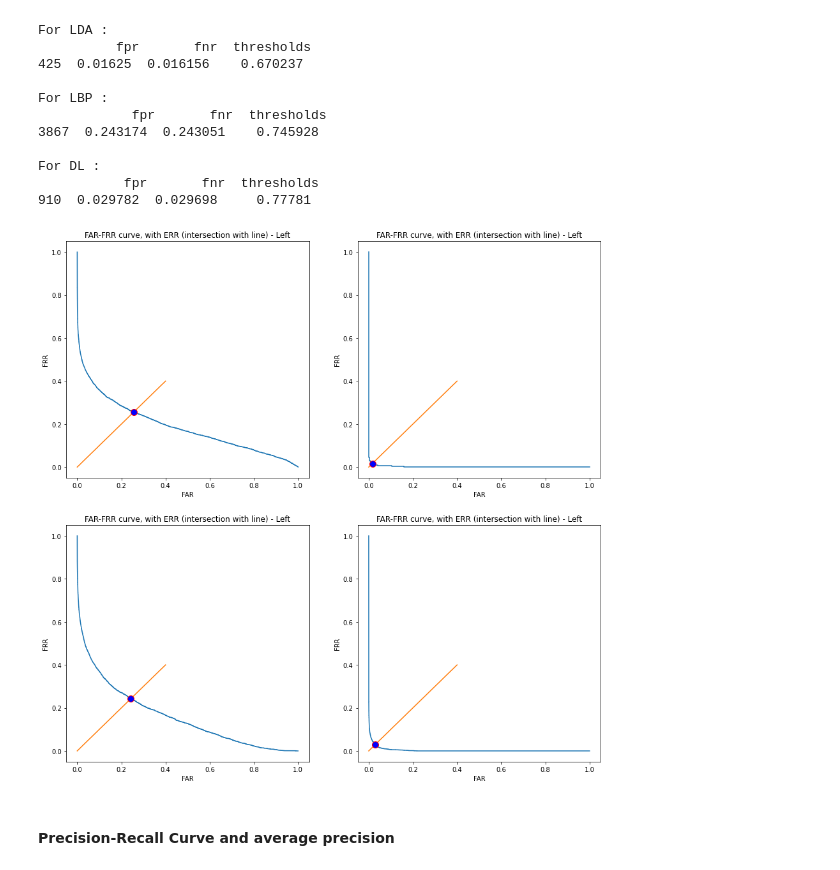
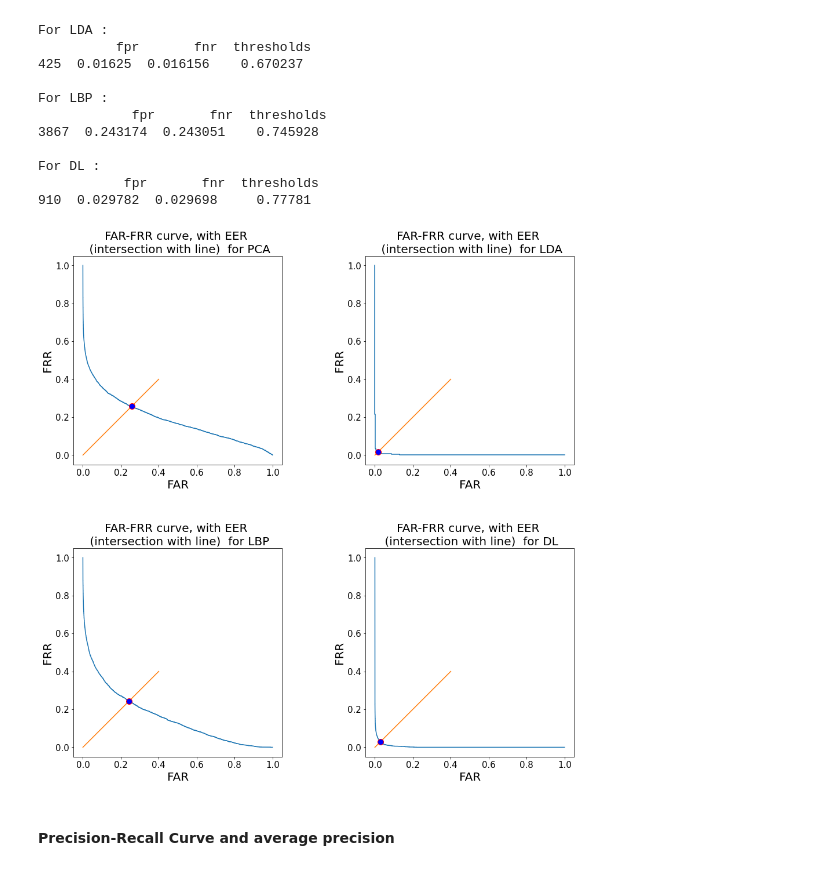
Before and after one commit to denizsoysal/biometrics, a Jupyter notebook: assignments/assignment3/Assignment3/assignment_3_2022.ipynb, the cells around one changed output. Saved outputs shown, nothing was run; the diff lists cells and outputs as text; code cells hidden in the pictures.

```diff
--- a/assignments/assignment3/Assignment3/assignment_3_2022.ipynb
+++ b/assignments/assignment3/Assignment3/assignment_3_2022.ipynb
@@ -840,7 +874,7 @@ fpr_LDA, tpr_LDA, thresholds_LDA = roc_curve(genuine_id_LDA, total_scores_LDA, p
 fpr_LBP, tpr_LBP, thresholds_LBP = roc_curve(genuine_id_LBP, total_scores_LBP, pos_label=1)
 fpr_DL, tpr_DL, thresholds_DL = roc_curve(genuine_id_DL, total_scores_DL, pos_label=1)
 # %%
-fig, ax = plt.subplots(2,2, figsize=(15,15))
+fig, ax = plt.subplots(2,2, figsize=(35,20))
 bins = np.linspace(0, 1, 150)
 
 method = ["PCA", "LDA", "LBP", "DL"]
@@ -850,7 +884,17 @@ tpr = [tpr_PCA,tpr_LDA,tpr_LBP,tpr_DL]
 
 for i, ax in enumerate(fig.axes):
     ax.plot(fpr[i],tpr[i])
-    ax.set_title("ROC for " +method[i] , fontsize=20)
-    ax.set_xlabel('FPR', fontsize=20)
-    ax.set_ylabel('TPR', fontsize=20)
+    ax.set_title("ROC for " +method[i] , fontsize=40)
+    ax.set_xlabel('FPR', fontsize=40)
+    ax.set_ylabel('TPR', fontsize=40)
+    ax.tick_params(axis='both', which='major', labelsize=30)
+
+plt.subplots_adjust(left=0.1,
+                    bottom=0.1,
+                    right=0.9,
+                    top=0.9,
+                    wspace=0.4,
+                    hspace=0.4)
+plt.savefig('report_images/ROC.png')
+plt.show()
 # %% [output]
@@ -934,25 +978,35 @@ For DL :
 # %%
 def plot_EER(fpr_list,tpr_list,row_EER_list,num_figure=4):
     fnr_list=[]
     for i in range(len(tpr_list)):
         fnr_list.append(1-tpr_list[i])
 
     fig, ax = plt.subplots(num_figure//2,num_figure//2, figsize=(15,15))
 
     for i, ax in enumerate(fig.axes):
         #plot the FAR-FRR curve :
         ax.plot(fpr_list[i],fnr_list[i])
         #Plot a diagonal line : indeed, everywhere on this line, FAR = FRR !
         ax.plot([0, 0.4], [0,0.4])
         ax.plot([row_EER_list[i]["fpr"]], [row_EER_list[i]["fnr"]], marker="o", markersize=10, markeredgecolor="red", markerfacecolor="blue")
-        ax.title.set_text("FAR-FRR curve, with ERR (intersection with line) - Left")
-        ax.set_xlabel('FAR')
-        ax.set_ylabel('FRR')
+        ax.set_title("FAR-FRR curve, with EER \n (intersection with line)  for " +method[i] , fontsize=20)
+        ax.set_xlabel('FAR', fontsize=20)
+        ax.set_ylabel('FRR', fontsize=20)
+        ax.tick_params(axis='both', which='major', labelsize=15)
+
+    plt.subplots_adjust(left=0.1,
+                        bottom=0.1,
+                        right=0.9,
+                        top=0.9,
+                        wspace=0.4,
+                        hspace=0.4)
+    plt.savefig('report_images/EER.png')
+    plt.show()
 
 EER = [EER_row_PCA,EER_row_LDA,EER_row_LBP,EER_row_DL]
 plot_EER(fpr,tpr,EER)
 # %% [output]
-[figure, old version]
+[figure, new version]
 # %% [markdown]
 #### Precision-Recall Curve and average precision
 # %%
```
Also changed, not shown: parts of 12 cells of this notebook.
